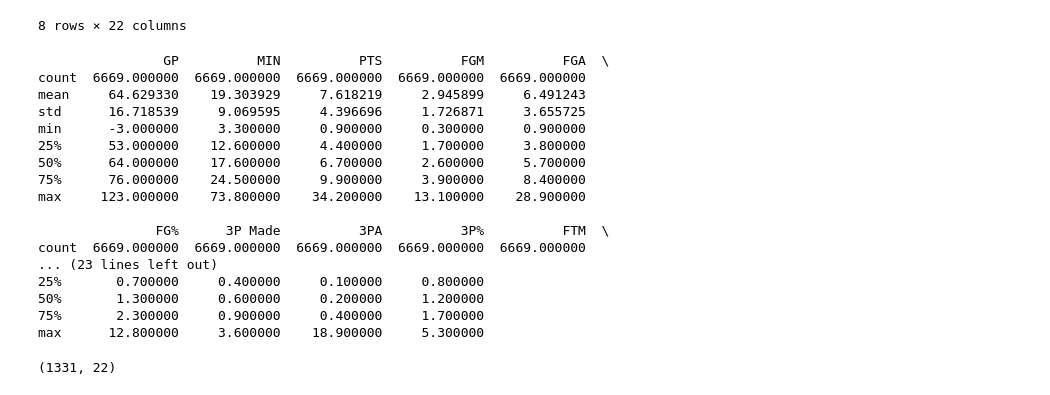
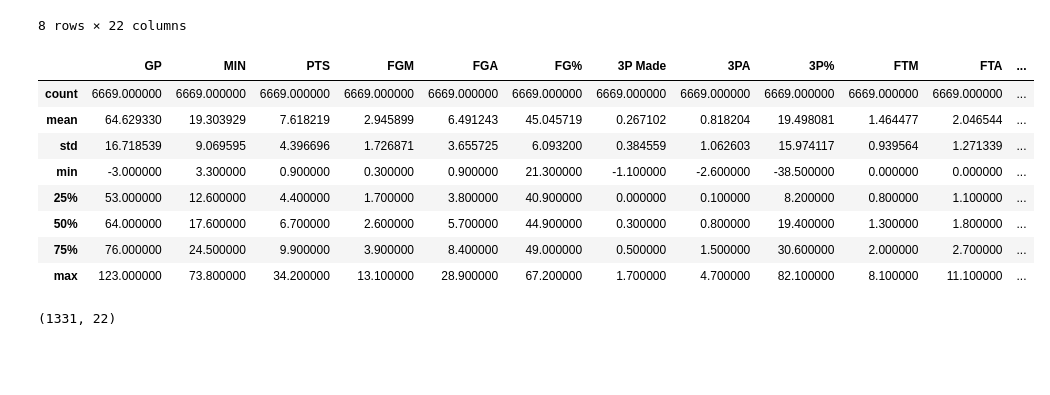
Before and after one commit to Reasmey/adsi_group2leftfeet, a Jupyter notebook: notebooks/EDA_features.ipynb, the cells around one changed output. Cells and saved outputs as stored; diff of their text form; code cells hidden in the pictures; blank space fills up the shorter version.

```diff
--- a/notebooks/EDA_features.ipynb
+++ b/notebooks/EDA_features.ipynb
@@ -99,25 +99,17 @@ df_one.describe()
 | max | 13798.000000 | 11798.000000 | 123.000000 | 73.800000 | 34.200000 | 13.100000 | 28.900000 | 67.200000 | 1.700000 | 4.700000 | ... | ... |
 8 rows × 22 columns
 # %%
-print(df_one[['GP', 'MIN', 'PTS','FGM','FGA','FG%','3P Made','3PA', '3P%','FTM','FTA','FT%','OREB','DREB','REB','AST','STL','BLK','TOV']].describe())
+df_one[['GP', 'MIN', 'PTS','FGM','FGA','FG%','3P Made','3PA', '3P%','FTM','FTA','FT%','OREB','DREB','REB','AST','STL','BLK','TOV']].describe()
 # %% [output]
-                GP          MIN          PTS          FGM          FGA  \
-count  6669.000000  6669.000000  6669.000000  6669.000000  6669.000000
-mean     64.629330    19.303929     7.618219     2.945899     6.491243
-std      16.718539     9.069595     4.396696     1.726871     3.655725
-min      -3.000000     3.300000     0.900000     0.300000     0.900000
-25%      53.000000    12.600000     4.400000     1.700000     3.800000
-50%      64.000000    17.600000     6.700000     2.600000     5.700000
-75%      76.000000    24.500000     9.900000     3.900000     8.400000
-max     123.000000    73.800000    34.200000    13.100000    28.900000
-
-               FG%      3P Made          3PA          3P%          FTM  \
-count  6669.000000  6669.000000  6669.000000  6669.000000  6669.000000
-... (23 lines left out)
-25%       0.700000     0.400000     0.100000     0.800000
-50%       1.300000     0.600000     0.200000     1.200000
-75%       2.300000     0.900000     0.400000     1.700000
-max      12.800000     3.600000    18.900000     5.300000
+|  | GP | MIN | PTS | FGM | FGA | FG% | 3P Made | 3PA | 3P% | FTM | FTA | ... |
+| count | 6669.000000 | 6669.000000 | 6669.000000 | 6669.000000 | 6669.000000 | 6669.000000 | 6669.000000 | 6669.000000 | 6669.000000 | 6669.000000 | 6669.000000 | ... |
+| mean | 64.629330 | 19.303929 | 7.618219 | 2.945899 | 6.491243 | 45.045719 | 0.267102 | 0.818204 | 19.498081 | 1.464477 | 2.046544 | ... |
+| std | 16.718539 | 9.069595 | 4.396696 | 1.726871 | 3.655725 | 6.093200 | 0.384559 | 1.062603 | 15.974117 | 0.939564 | 1.271339 | ... |
+| min | -3.000000 | 3.300000 | 0.900000 | 0.300000 | 0.900000 | 21.300000 | -1.100000 | -2.600000 | -38.500000 | 0.000000 | 0.000000 | ... |
+| 25% | 53.000000 | 12.600000 | 4.400000 | 1.700000 | 3.800000 | 40.900000 | 0.000000 | 0.100000 | 8.200000 | 0.800000 | 1.100000 | ... |
+| 50% | 64.000000 | 17.600000 | 6.700000 | 2.600000 | 5.700000 | 44.900000 | 0.300000 | 0.800000 | 19.400000 | 1.300000 | 1.800000 | ... |
+| 75% | 76.000000 | 24.500000 | 9.900000 | 3.900000 | 8.400000 | 49.000000 | 0.500000 | 1.500000 | 30.600000 | 2.000000 | 2.700000 | ... |
+| max | 123.000000 | 73.800000 | 34.200000 | 13.100000 | 28.900000 | 67.200000 | 1.700000 | 4.700000 | 82.100000 | 8.100000 | 11.100000 | ... |
 # %%
 # same for the 0 class
 df_zero = df_train[df_train['TARGET_5Yrs'] == 0]
```
Also changed, not shown: parts of 6 cells of this notebook, 3 other files.
